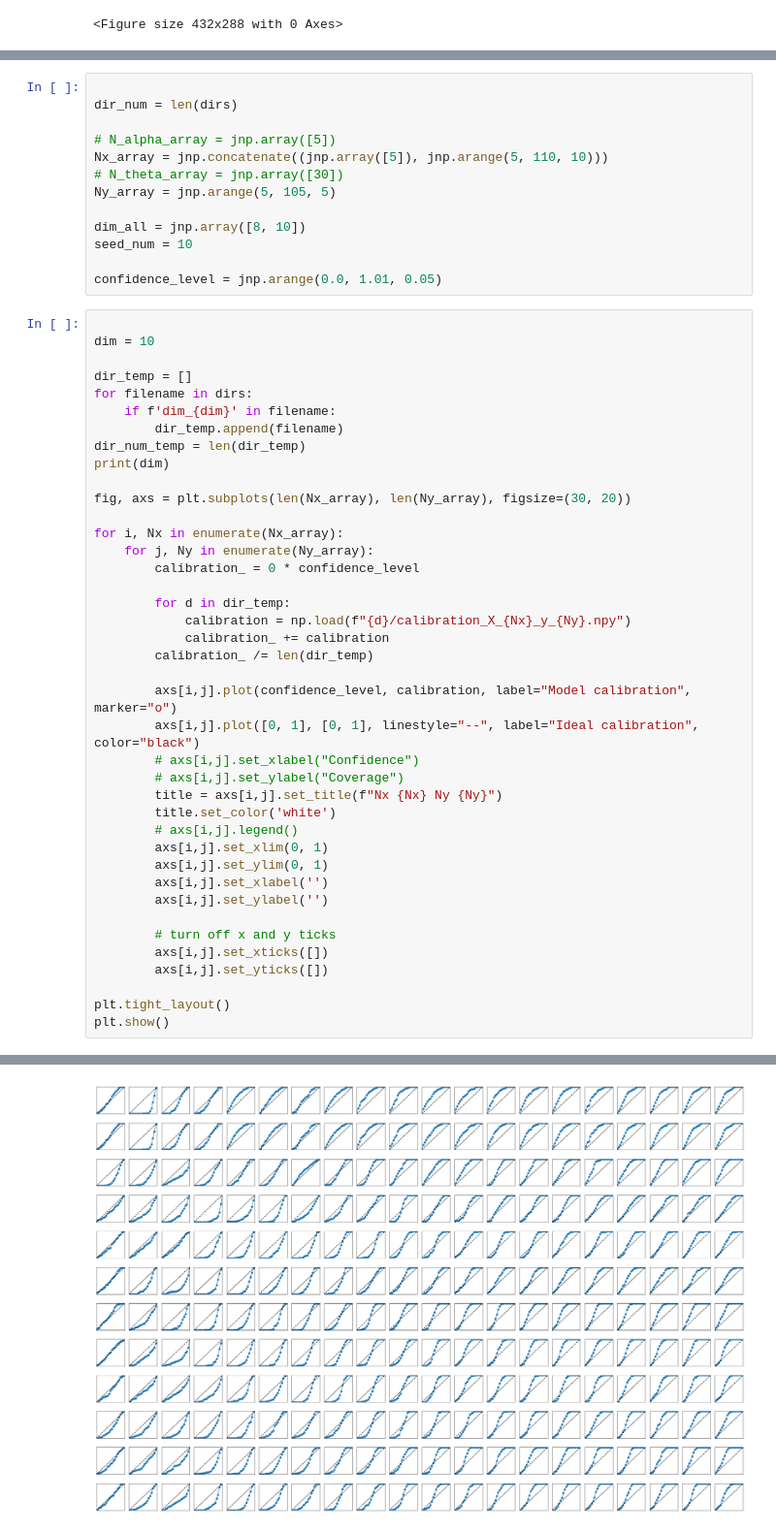
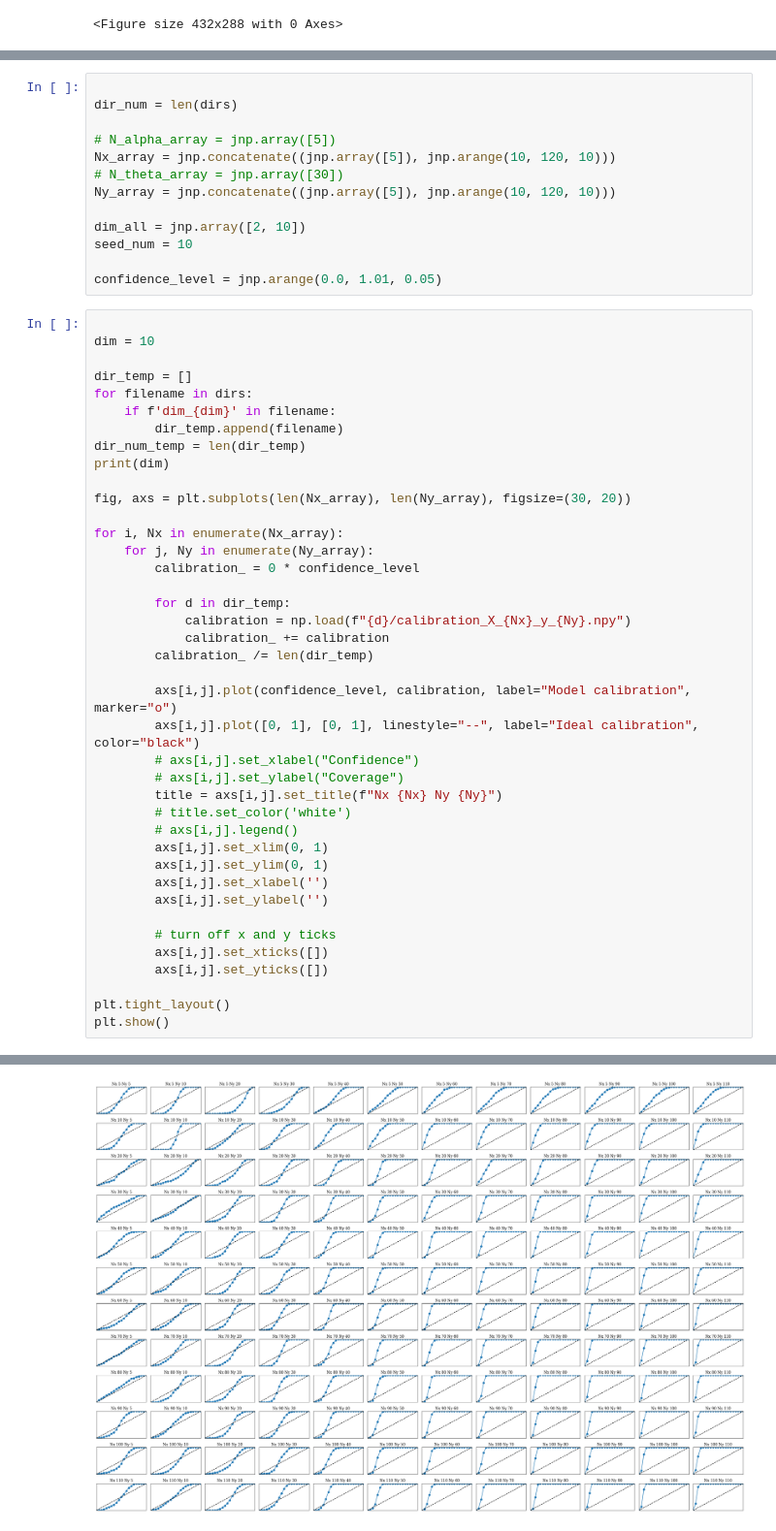
Before and after one commit to hudsonchen/conditional_bayesian_quadrature, a Jupyter notebook: plotting/sensitivity_conjugate_calibration.ipynb, the cells around one changed output, grey strips where cells are left out. Shown at 97% size. Saved outputs shown, nothing was run; the diff lists cells and outputs as text.

```diff
--- a/plotting/sensitivity_conjugate_calibration.ipynb
+++ b/plotting/sensitivity_conjugate_calibration.ipynb
@@ -40,11 +40,11 @@ print(dirs)
 dir_num = len(dirs)
 
 # N_alpha_array = jnp.array([5])
-Nx_array = jnp.concatenate((jnp.array([5]), jnp.arange(5, 110, 10)))
+Nx_array = jnp.concatenate((jnp.array([5]), jnp.arange(10, 120, 10)))
 # N_theta_array = jnp.array([30])
-Ny_array = jnp.arange(5, 105, 5)
+Ny_array = jnp.concatenate((jnp.array([5]), jnp.arange(10, 120, 10)))
 
-dim_all = jnp.array([8, 10])
+dim_all = jnp.array([2, 10])
 seed_num = 10
 
 confidence_level = jnp.arange(0.0, 1.01, 0.05)
@@ -62,34 +62,34 @@ print(dim)
 fig, axs = plt.subplots(len(Nx_array), len(Ny_array), figsize=(30, 20))
 
 for i, Nx in enumerate(Nx_array):
     for j, Ny in enumerate(Ny_array):
         calibration_ = 0 * confidence_level
 
         for d in dir_temp:
             calibration = np.load(f"{d}/calibration_X_{Nx}_y_{Ny}.npy")
             calibration_ += calibration
         calibration_ /= len(dir_temp)
 
         axs[i,j].plot(confidence_level, calibration, label="Model calibration", marker="o")
         axs[i,j].plot([0, 1], [0, 1], linestyle="--", label="Ideal calibration", color="black")
         # axs[i,j].set_xlabel("Confidence")
         # axs[i,j].set_ylabel("Coverage")
         title = axs[i,j].set_title(f"Nx {Nx} Ny {Ny}")
-        title.set_color('white')
+        # title.set_color('white')
         # axs[i,j].legend()
         axs[i,j].set_xlim(0, 1)
         axs[i,j].set_ylim(0, 1)
         axs[i,j].set_xlabel('')
         axs[i,j].set_ylabel('')
 
         # turn off x and y ticks
         axs[i,j].set_xticks([])
         axs[i,j].set_yticks([])
 
 plt.tight_layout()
 plt.show()
 # %% [output]
 10
-[figure, old version]
+[figure, new version]
 # %%
 
```
Also changed, not shown: parts of 2 cells of this notebook, 5 other files.
